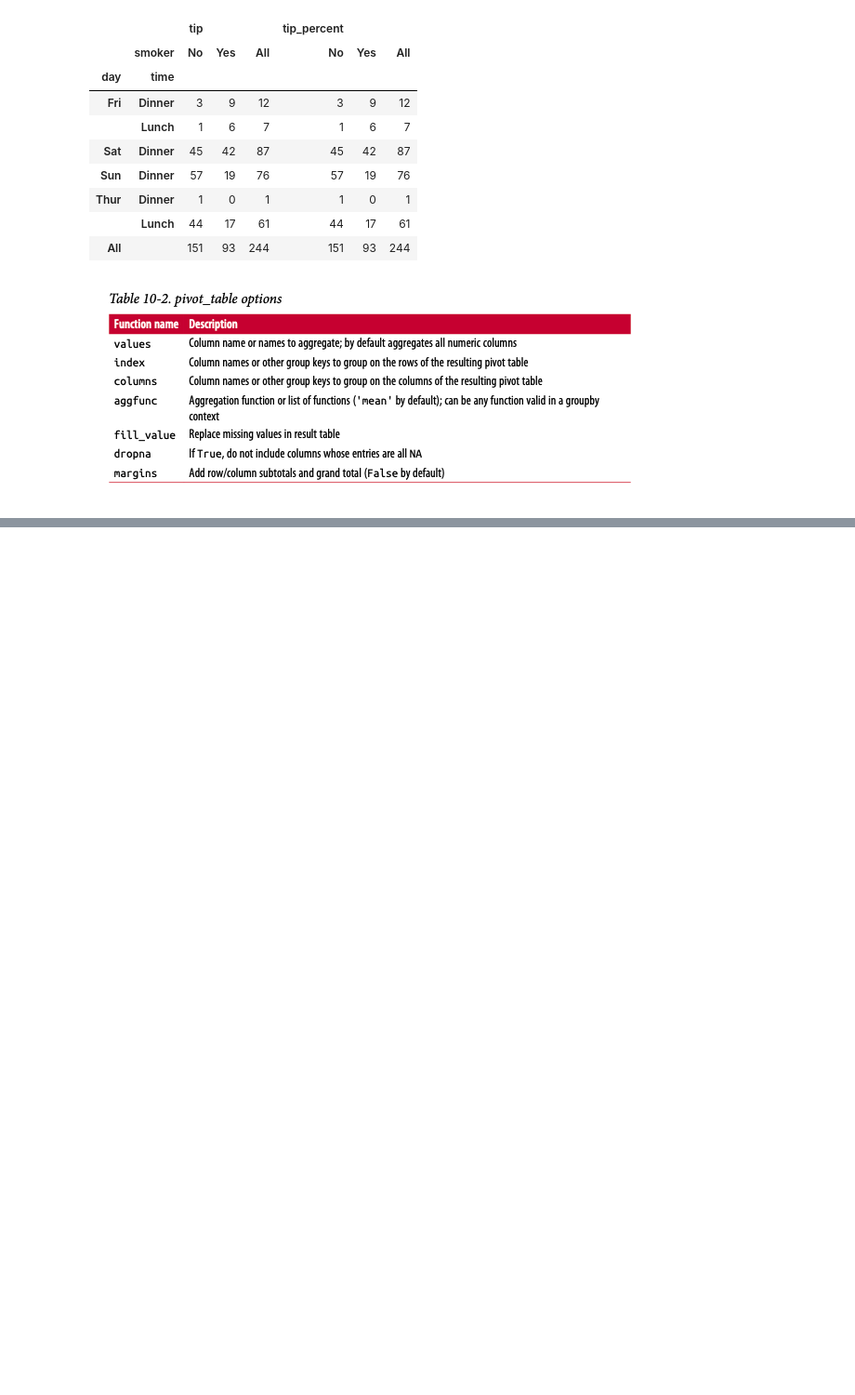
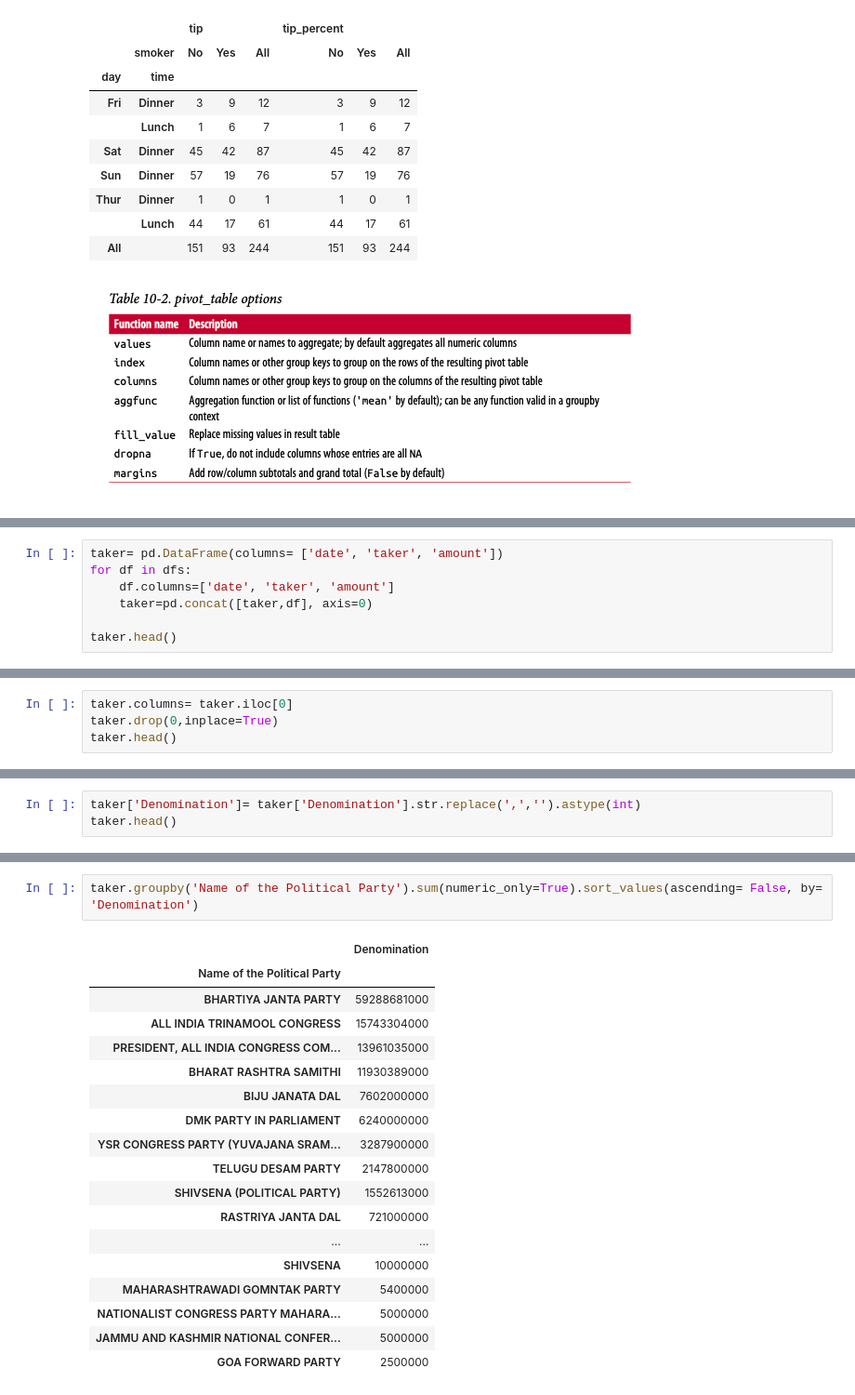
Before and after one commit to SaurVer/My_python_journey, a Jupyter notebook: Assignment_1/Python for Data Analysis by Wes mikkney/Chapter 10: Data Aggregation and Group Operations.ipynb, the cells around one changed output, grey strips where cells are left out. Shown at 93% size. Saved outputs shown, nothing was run; the diff lists cells and outputs as text; blank space fills up the shorter version.

```diff
--- a/Assignment_1/Python for Data Analysis by Wes mikkney/Chapter 10: Data Aggregation and Group Operations.ipynb
+++ b/Assignment_1/Python for Data Analysis by Wes mikkney/Chapter 10: Data Aggregation and Group Operations.ipynb
@@ -1109,0 +1251,7 @@ tip_data.pivot_table(index=['day', 'time'], values=['tip_percent', 'tip'], colum
+# %%
+taker= pd.DataFrame(columns= ['date', 'taker', 'amount'])
+for df in dfs:
+    df.columns=['date', 'taker', 'amount']
+    taker=pd.concat([taker,df], axis=0)
+
+taker.head()
@@ -1109,0 +1265,4 @@ tip_data.pivot_table(index=['day', 'time'], values=['tip_percent', 'tip'], colum
+# %%
+taker.columns= taker.iloc[0]
+taker.drop(0,inplace=True)
+taker.head()
@@ -1109,0 +1276,3 @@ tip_data.pivot_table(index=['day', 'time'], values=['tip_percent', 'tip'], colum
+# %%
+taker['Denomination']= taker['Denomination'].str.replace(',','').astype(int)
+taker.head()
@@ -1109,0 +1286,21 @@ tip_data.pivot_table(index=['day', 'time'], values=['tip_percent', 'tip'], colum
+# %%
+taker.groupby('Name of the Political Party').sum(numeric_only=True).sort_values(ascending= False, by= 'Denomination')
+# %% [output]
+|  | Denomination |
+| Name of the Political Party |  |
+| BHARTIYA JANTA PARTY | 59288681000 |
+| ALL INDIA TRINAMOOL CONGRESS | 15743304000 |
+| PRESIDENT, ALL INDIA CONGRESS COM... | 13961035000 |
+| BHARAT RASHTRA SAMITHI | 11930389000 |
+| BIJU JANATA DAL | 7602000000 |
+| DMK PARTY IN PARLIAMENT | 6240000000 |
+| YSR CONGRESS PARTY (YUVAJANA SRAM... | 3287900000 |
+| TELUGU DESAM PARTY | 2147800000 |
+| SHIVSENA (POLITICAL PARTY) | 1552613000 |
+| RASTRIYA JANTA DAL | 721000000 |
+| ... | ... |
+| SHIVSENA | 10000000 |
+| MAHARASHTRAWADI GOMNTAK PARTY | 5400000 |
+| NATIONALIST CONGRESS PARTY MAHARA... | 5000000 |
+| JAMMU AND KASHMIR NATIONAL CONFER... | 5000000 |
+| GOA FORWARD PARTY | 2500000 |
```
Also changed, not shown: parts of 14 cells of this notebook.
